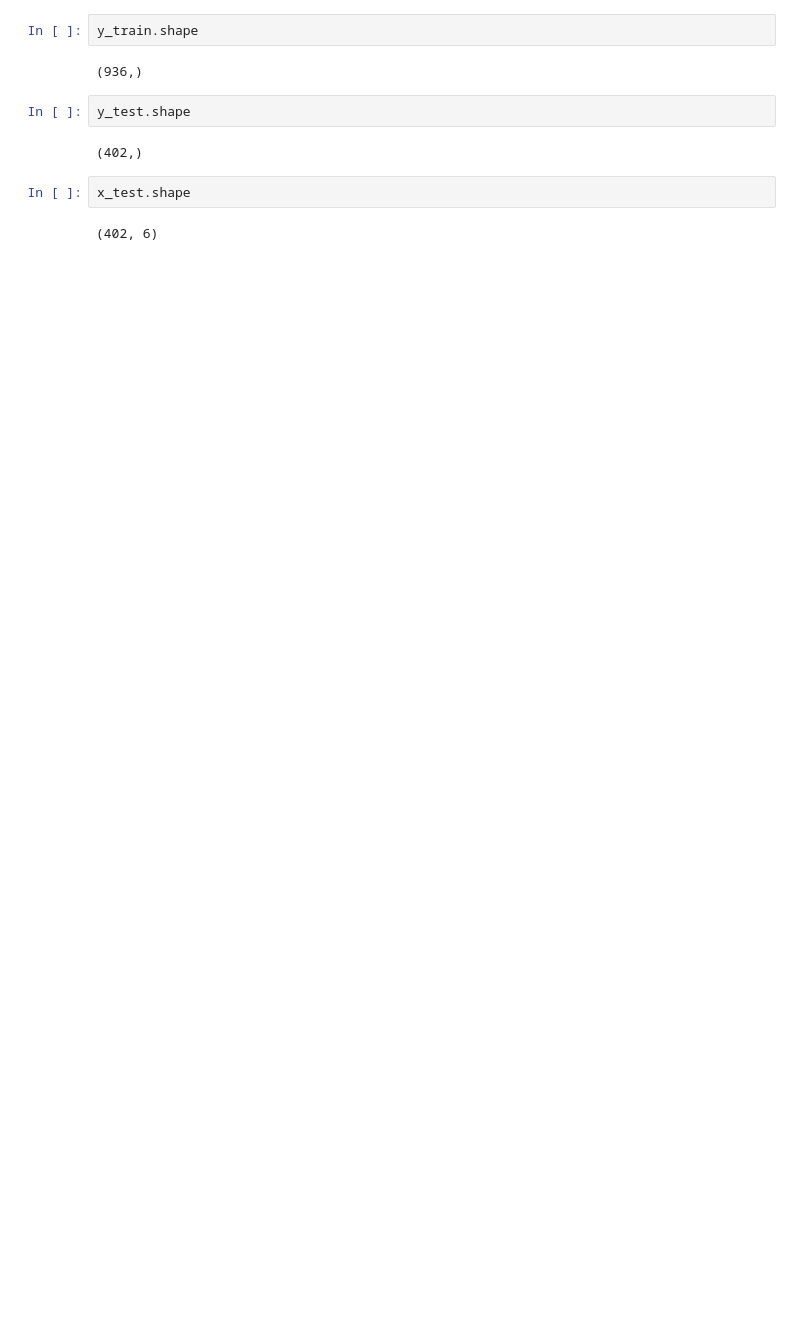
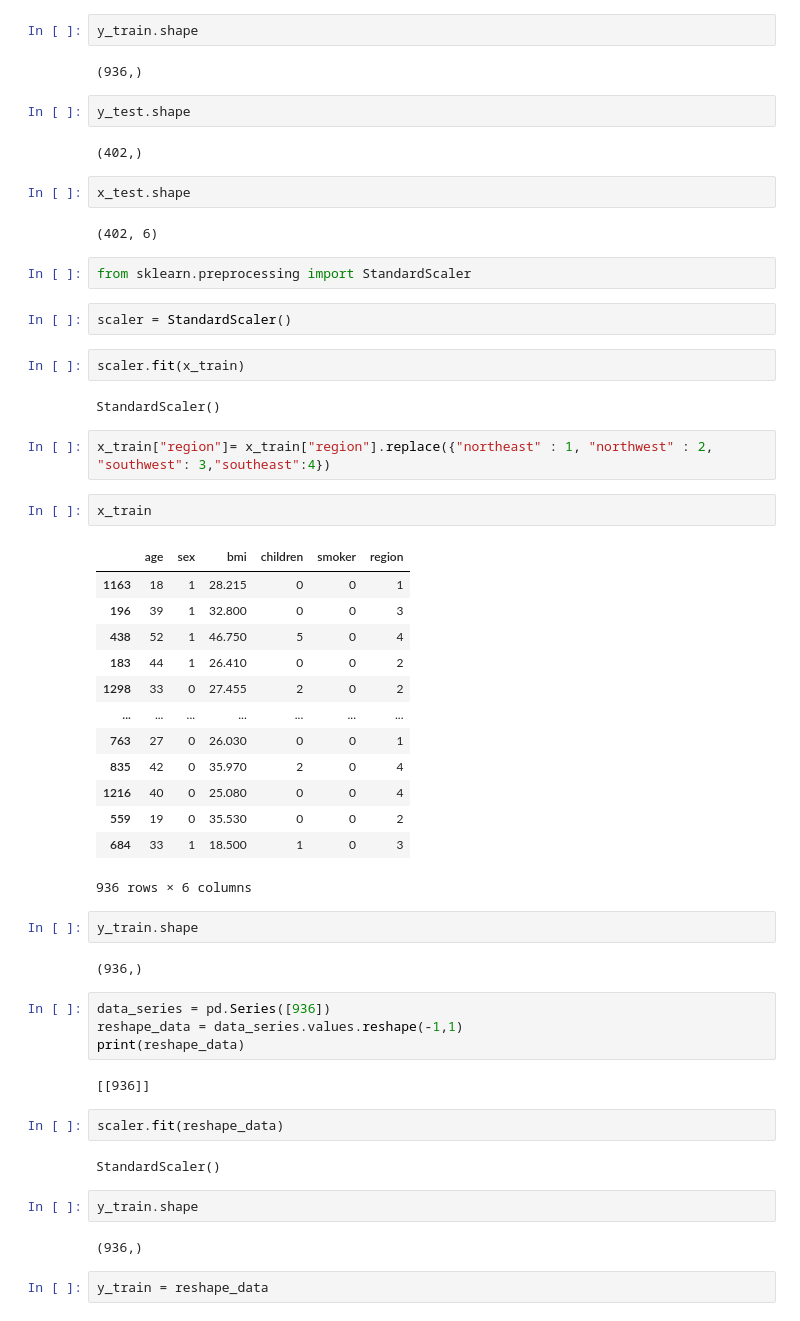
Before and after one commit to komal91gajjar/practice, a Jupyter notebook: practice 11.09.2023 Health insurance.ipynb, the cells around one changed output. Saved outputs shown, nothing was run; the diff lists cells and outputs as text; blank space fills up the shorter version.

```diff
--- a/practice 11.09.2023 Health insurance.ipynb
+++ b/practice 11.09.2023 Health insurance.ipynb
@@ -131,3 +120,49 @@ y_test.shape
 x_test.shape
 # %% [output]
 (402, 6)
+# %%
+from sklearn.preprocessing import StandardScaler
+# %%
+scaler = StandardScaler()
+# %%
+scaler.fit(x_train)
+# %% [output]
+StandardScaler()
+# %%
+x_train["region"]= x_train["region"].replace({"northeast" : 1, "northwest" : 2, "southwest": 3,"southeast":4})
+# %%
+x_train
+# %% [output]
+|  | age | sex | bmi | children | smoker | region |
+| 1163 | 18 | 1 | 28.215 | 0 | 0 | 1 |
+| 196 | 39 | 1 | 32.800 | 0 | 0 | 3 |
+| 438 | 52 | 1 | 46.750 | 5 | 0 | 4 |
+| 183 | 44 | 1 | 26.410 | 0 | 0 | 2 |
+| 1298 | 33 | 0 | 27.455 | 2 | 0 | 2 |
+| ... | ... | ... | ... | ... | ... | ... |
+| 763 | 27 | 0 | 26.030 | 0 | 0 | 1 |
+| 835 | 42 | 0 | 35.970 | 2 | 0 | 4 |
+| 1216 | 40 | 0 | 25.080 | 0 | 0 | 4 |
+| 559 | 19 | 0 | 35.530 | 0 | 0 | 2 |
+| 684 | 33 | 1 | 18.500 | 1 | 0 | 3 |
+936 rows × 6 columns
+# %%
+y_train.shape
+# %% [output]
+(936,)
+# %%
+data_series = pd.Series([936])
+reshape_data = data_series.values.reshape(-1,1)
+print(reshape_data)
+# %% [output]
+[[936]]
+# %%
+scaler.fit(reshape_data)
+# %% [output]
+StandardScaler()
+# %%
+y_train.shape
+# %% [output]
+(936,)
+# %%
+y_train = reshape_data
```
Also changed, not shown: parts of 13 cells of this notebook.
